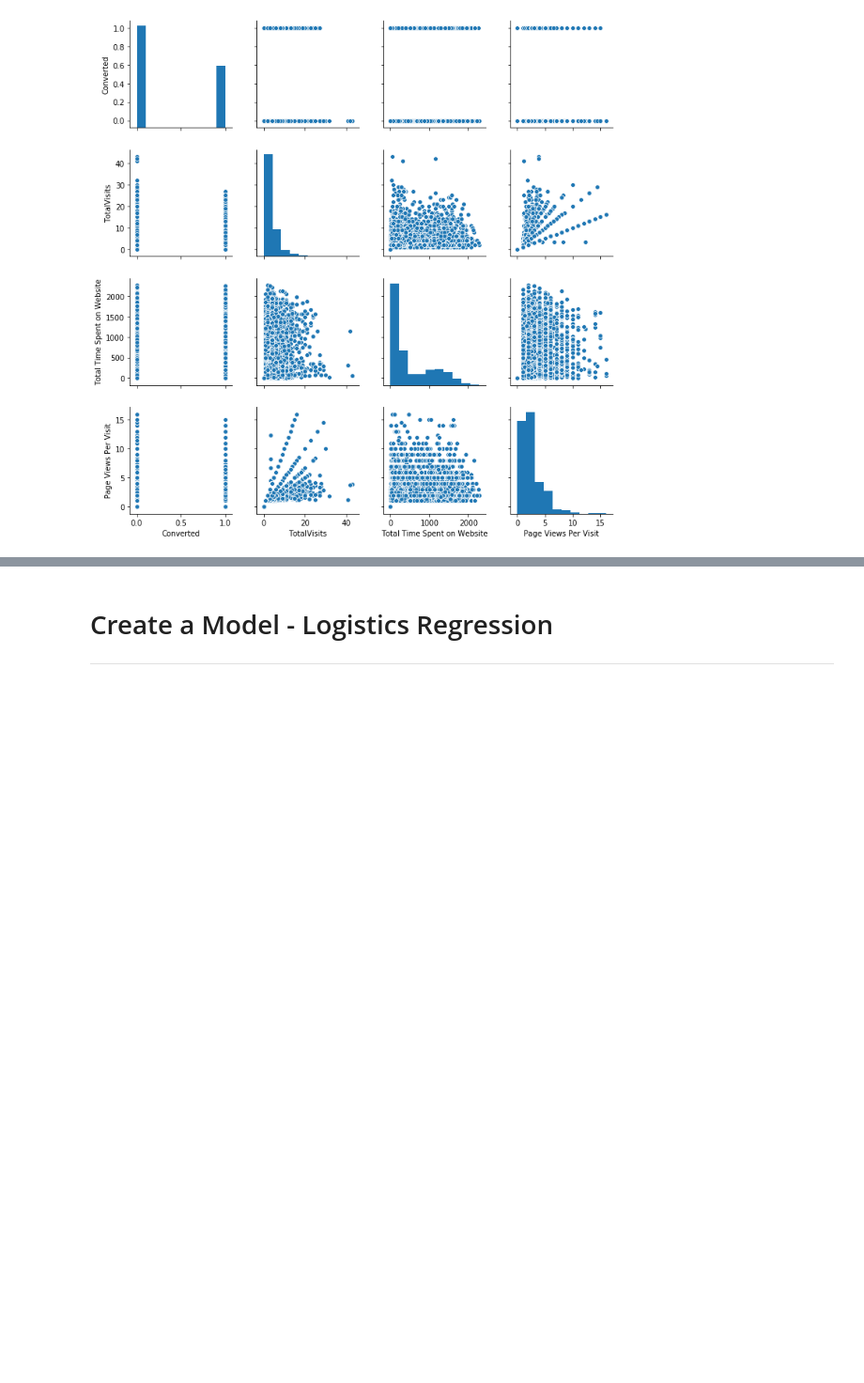
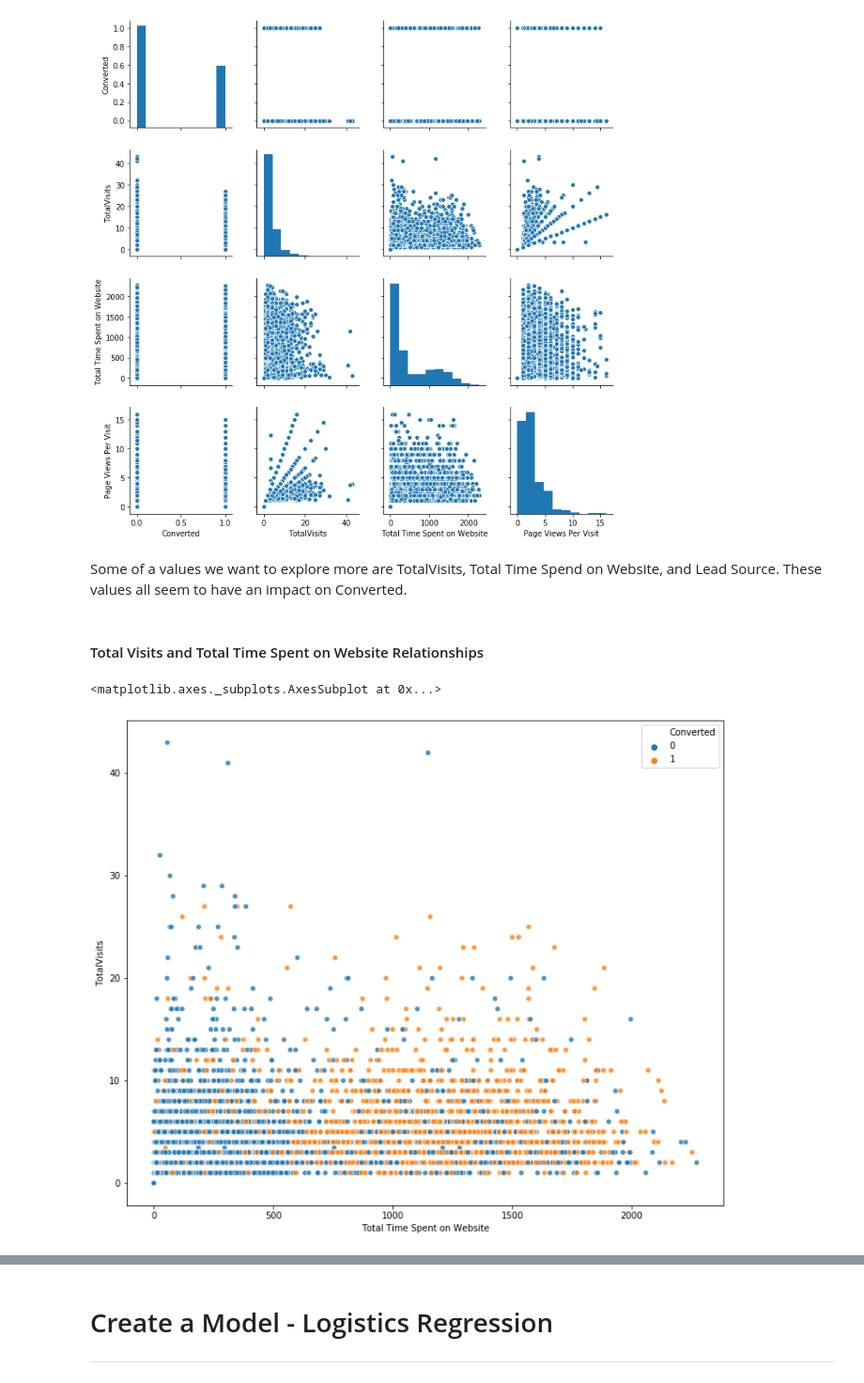
Before and after one commit to EvelinPaulik/Leads-Conversion-Logistic-Regression-Model, a Jupyter notebook: index.ipynb, the cells around one changed output, grey strips where cells are left out. Shown at 94% size. Saved outputs shown, nothing was run; the diff lists cells and outputs as text; code cells hidden in the pictures; blank space fills up the shorter version.

```diff
--- a/index.ipynb
+++ b/index.ipynb
@@ -398,4 +412,13 @@ sns.pairplot(df)
 # %% [output]
 <seaborn.axisgrid.PairGrid at 0x...>
 [figure]
+# %% [markdown]
+Some of a values we want to explore more are TotalVisits, Total Time Spend on Website, and Lead Source. These values all seem to have an impact on Converted.
+# %% [markdown]
+#### Total Visits and Total Time Spent on Website Relationships
+# %%
+sns.scatterplot(data=df, y='TotalVisits', x='Total Time Spent on Website', hue='Converted', alpha=0.8)
+# %% [output]
+<matplotlib.axes._subplots.AxesSubplot at 0x...>
+[figure, added]
 # %%
```
Also changed, not shown: parts of 53 cells of this notebook.
